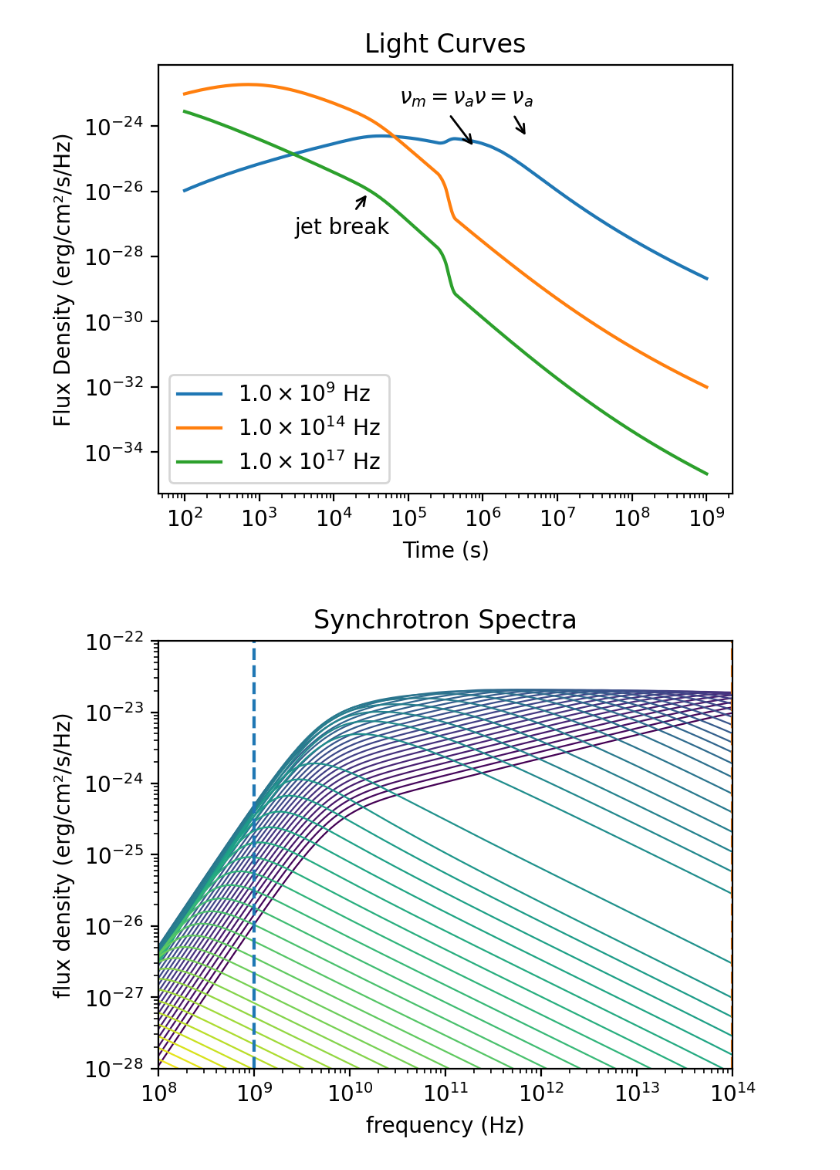
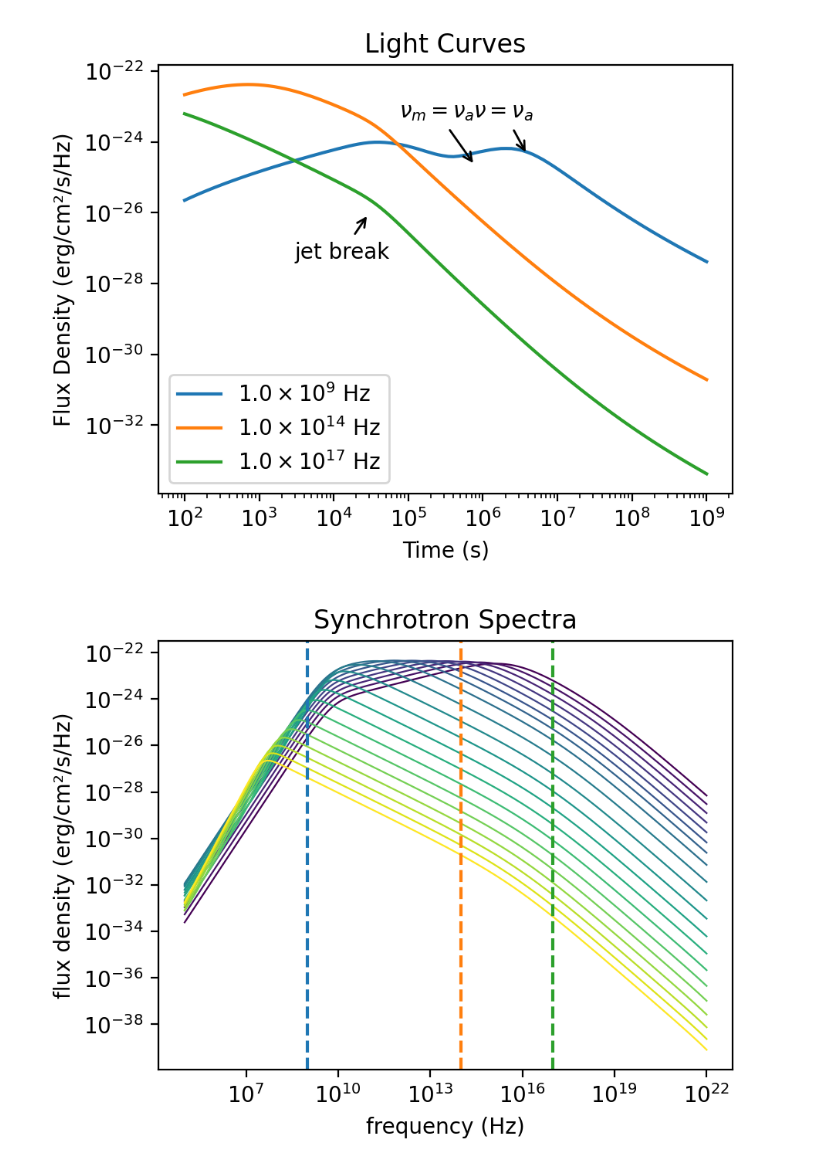
Before and after one commit to YihanWangAstro/VegasAfterglow, a Jupyter notebook: script/quick.ipynb, the cells around one changed output. Saved outputs shown, nothing was run; the diff lists cells and outputs as text; code cells hidden in the pictures.

```diff
--- a/script/quick.ipynb
+++ b/script/quick.ipynb
@@ -19,7 +19,7 @@ rad = Radiation(eps_e=1e-1, eps_B=1e-3, p=2.3)
 model = Model(jet=jet, medium=medium, observer=obs, fwd_rad=rad, resolutions=(1,1,10))
 # %%
 # 1. Create logarithmic time array from 10² to 10⁸ seconds (100s to ~3yrs)
-times = np.logspace(2, 9, 1000)
+times = np.logspace(2, 9, 100)
 
 # 2. Define observing frequencies (radio, optical, X-ray bands in Hz)
 bands = np.array([1e9, 1e14, 1e17])
@@ -48,42 +48,42 @@ plt.legend()
 plt.title('Light Curves')
 plt.savefig('quick-lc.png',dpi=300,bbox_inches='tight')
 # %% [output]
-[figure, old version]
+[figure, new version]
 # %%
 # 1. Define broad frequency range (10⁵ to 10²² Hz)
 frequencies = np.logspace(5, 22, 500)
 
 # 2. Select specific time epochs for spectral snapshots
 epochs = np.array([1e2, 1e3, 1e4, 1e5 ,1e6, 1e7, 1e8])
-epochs = np.logspace(2, 9, 50)
+epochs = np.logspace(2, 9, 20)
 # 3. Calculate spectra at each epoch
 results = model.flux_density_grid(epochs, frequencies)
 
 # 4. Plot broadband spectra at each epoch
 plt.figure(figsize=(4.8, 3.6),dpi=200)
 colors = plt.cm.viridis(np.linspace(0,1,len(epochs)))
 
 for i, t in enumerate(epochs):
     exp = int(np.floor(np.log10(t)))
     base = t / 10**exp
     plt.loglog(frequencies, results.total[:,i], color=colors[i], label=fr'${base:.1f} \times 10^{{{exp}}}$ s',lw=0.8)
 
 # 5. Add vertical lines marking the bands from the light curve plot
 for i, band in enumerate(bands):
     exp = int(np.floor(np.log10(band)))
     base = band / 10**exp
     plt.axvline(band,ls='--',color='C'+str(i))
 
 
-plt.ylim(1e-28,1e-22)
-plt.xlim(1e8,1e14)
+#plt.ylim(1e-32,1e-28)
+#plt.xlim(1e6,1e9)
 plt.xlabel('frequency (Hz)')
 plt.ylabel('flux density (erg/cm²/s/Hz)')
 #plt.legend(ncol=2)
 plt.title('Synchrotron Spectra')
 plt.savefig('quick-spec.png',dpi=300,bbox_inches='tight')
 # %% [output]
-[figure, old version]
+[figure, new version]
 # %%
 d = model.details(1e2,1e9)
 # %%
```
Also changed, not shown: parts of 1 cell of this notebook.
